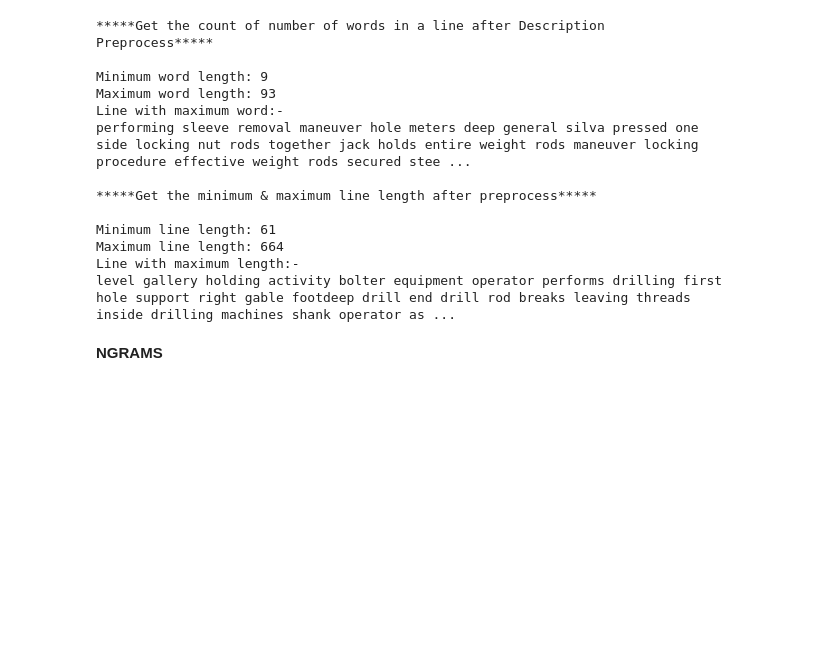
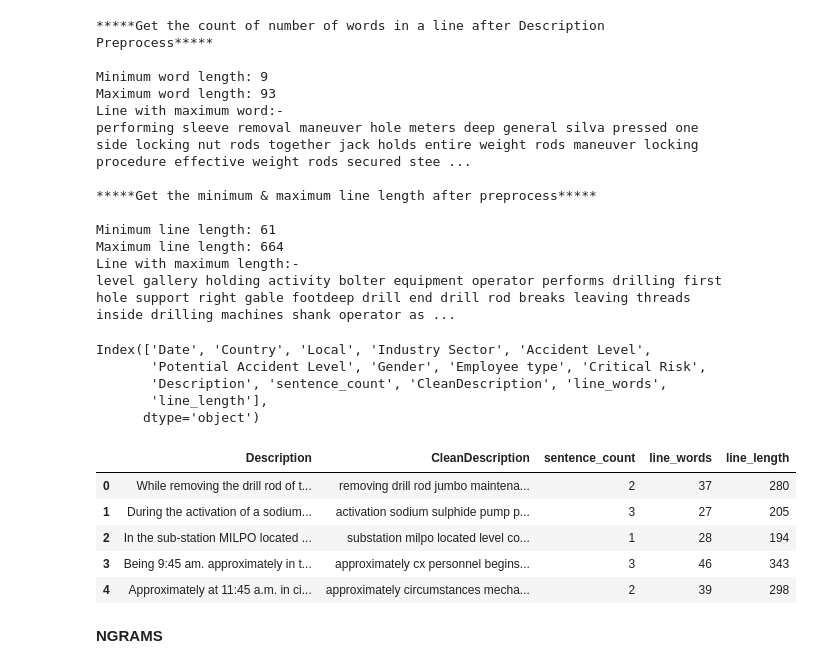
Before and after one commit to ankitagithub13/capstone-chatbot, a Jupyter notebook: EDA_PreProcess.ipynb, the cells around one changed output. Cells and saved outputs as stored; diff of their text form; code cells hidden in the pictures; blank space fills up the shorter version.

Commit message:
Added missing function of sentence count (old approach)

```diff
--- a/EDA_PreProcess.ipynb
+++ b/EDA_PreProcess.ipynb
@@ -129,6 +129,16 @@ cts.plot(20)
 Most repeated Words in a column: Description
 ['While', 'removing', 'the', 'drill', 'rod', 'of', 'the', 'Jumbo', '08', 'for', 'maintenance', ',', 'the', 'supervisor', 'proceeds', 'to', 'loosen', 'the', 'support', 'of', 'the', 'intermediate', 'cen ...
 [figure]
+# %%
+import spacy
+nlp = spacy.load('en_core_web_sm')
+
+def sentence_count(string):
+  about_doc = nlp(string)
+  sentences = list(about_doc.sents)
+  return len(sentences)
+
+# length = sentence_count(string_s)
 # %%
 print("***********Get the sentence count of original Description column****************\n")
 
@@ -253,6 +261,23 @@ Minimum line length: 61
 Maximum line length: 664
 Line with maximum length:-
 level gallery holding activity bolter equipment operator performs drilling first hole support right gable footdeep drill end drill rod breaks leaving threads inside drilling machines shank operator as ...
+# %%
+df.columns
+# %% [output]
+Index(['Date', 'Country', 'Local', 'Industry Sector', 'Accident Level',
+       'Potential Accident Level', 'Gender', 'Employee type', 'Critical Risk',
+       'Description', 'sentence_count', 'CleanDescription', 'line_words',
+       'line_length'],
+      dtype='object')
+# %%
+df[['Description','CleanDescription','sentence_count','line_words','line_length']].head()
+# %% [output]
+|  | Description | CleanDescription | sentence_count | line_words | line_length |
+| 0 | While removing the drill rod of t... | removing drill rod jumbo maintena... | 2 | 37 | 280 |
+| 1 | During the activation of a sodium... | activation sodium sulphide pump p... | 3 | 27 | 205 |
+| 2 | In the sub-station MILPO located ... | substation milpo located level co... | 1 | 28 | 194 |
+| 3 | Being 9:45 am. approximately in t... | approximately cx personnel begins... | 3 | 46 | 343 |
+| 4 | Approximately at 11:45 a.m. in ci... | approximately circumstances mecha... | 2 | 39 | 298 |
 # %% [markdown]
 **NGRAMS**
 # %%
```
Also changed, not shown: parts of 7 cells of this notebook.
